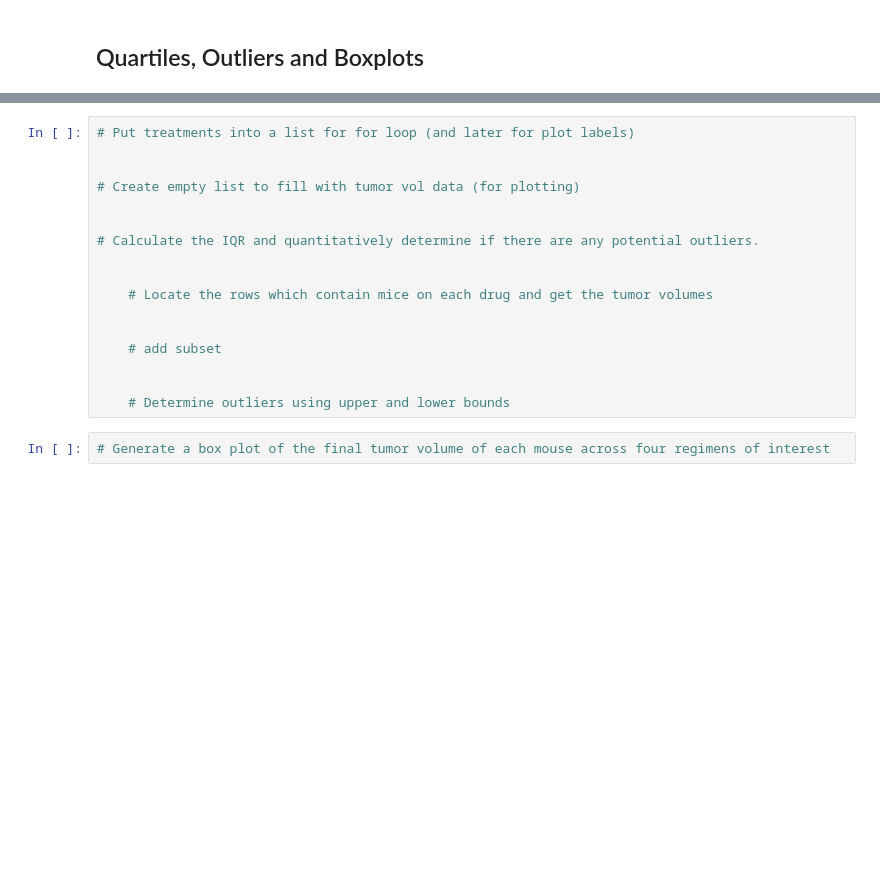
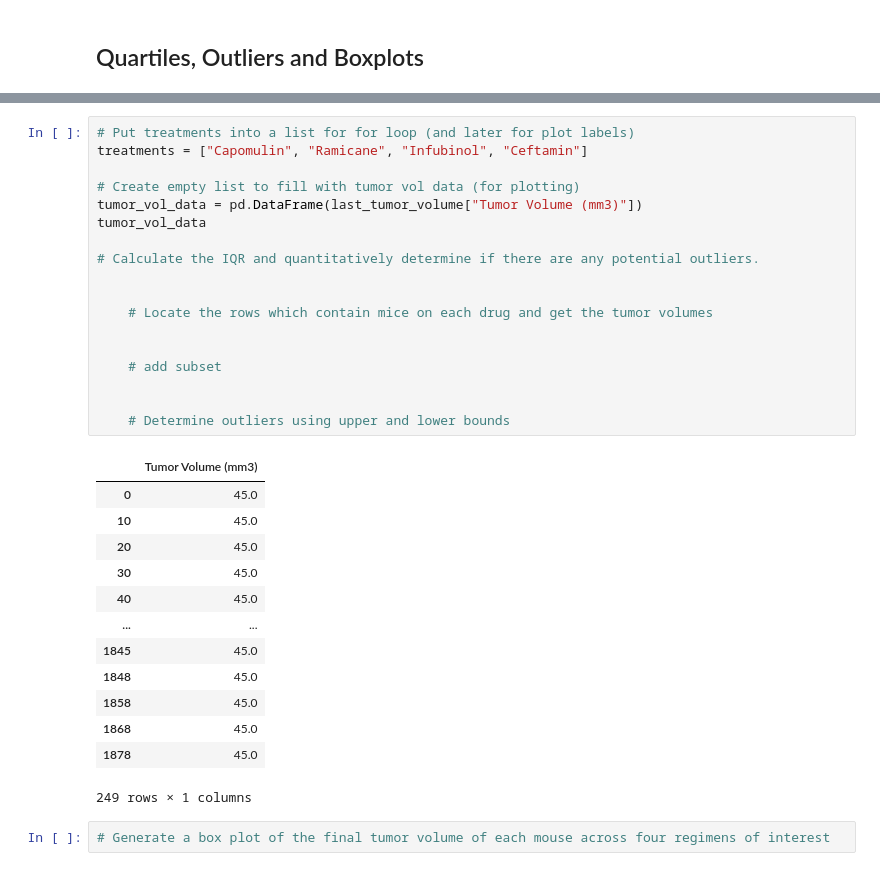
Before and after one commit to sdfeinsilver/MatPlotLib_Challenge, a Jupyter notebook: Pymaceuticals/pymaceuticals_starter.ipynb, the cells around one changed output, grey strips where cells are left out. Drawn from its saved outputs; the diff is of its cells as text; blank space fills up the shorter version.

```diff
--- a/Pymaceuticals/pymaceuticals_starter.ipynb
+++ b/Pymaceuticals/pymaceuticals_starter.ipynb
@@ -163,20 +191,35 @@ plt.pie(sizes, labels = labels)
 # %%
 # Put treatments into a list for for loop (and later for plot labels)
-
+treatments = ["Capomulin", "Ramicane", "Infubinol", "Ceftamin"]
 
 # Create empty list to fill with tumor vol data (for plotting)
-
+tumor_vol_data = pd.DataFrame(last_tumor_volume["Tumor Volume (mm3)"])
+tumor_vol_data
 
 # Calculate the IQR and quantitatively determine if there are any potential outliers.
 
 
     # Locate the rows which contain mice on each drug and get the tumor volumes
 
 
     # add subset
 
 
     # Determine outliers using upper and lower bounds
+# %% [output]
+|  | Tumor Volume (mm3) |
+| 0 | 45.0 |
+| 10 | 45.0 |
+| 20 | 45.0 |
+| 30 | 45.0 |
+| 40 | 45.0 |
+| ... | ... |
+| 1845 | 45.0 |
+| 1848 | 45.0 |
+| 1858 | 45.0 |
+| 1868 | 45.0 |
+| 1878 | 45.0 |
+249 rows × 1 columns
 # %%
 # Generate a box plot of the final tumor volume of each mouse across four regimens of interest
 # %% [markdown]
```
Also changed, not shown: parts of 3 cells of this notebook.
